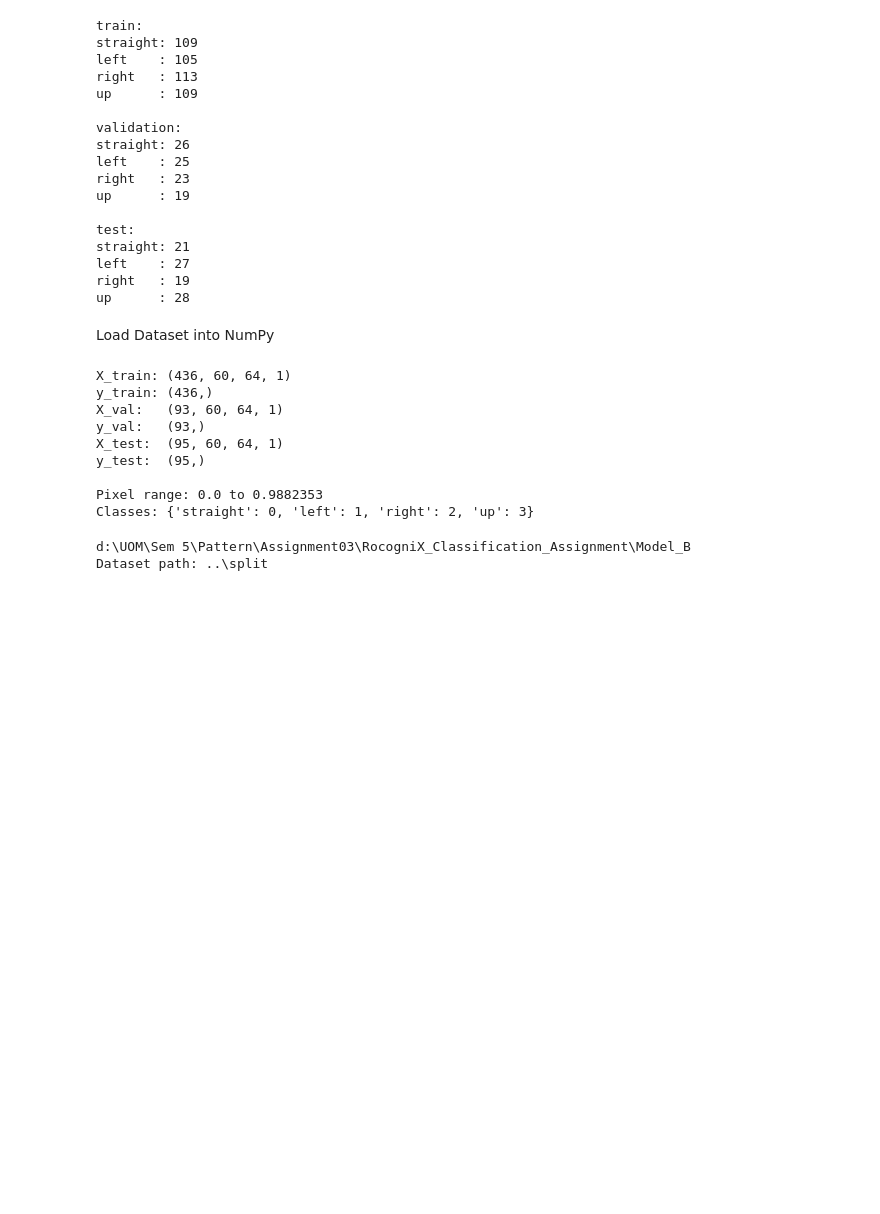
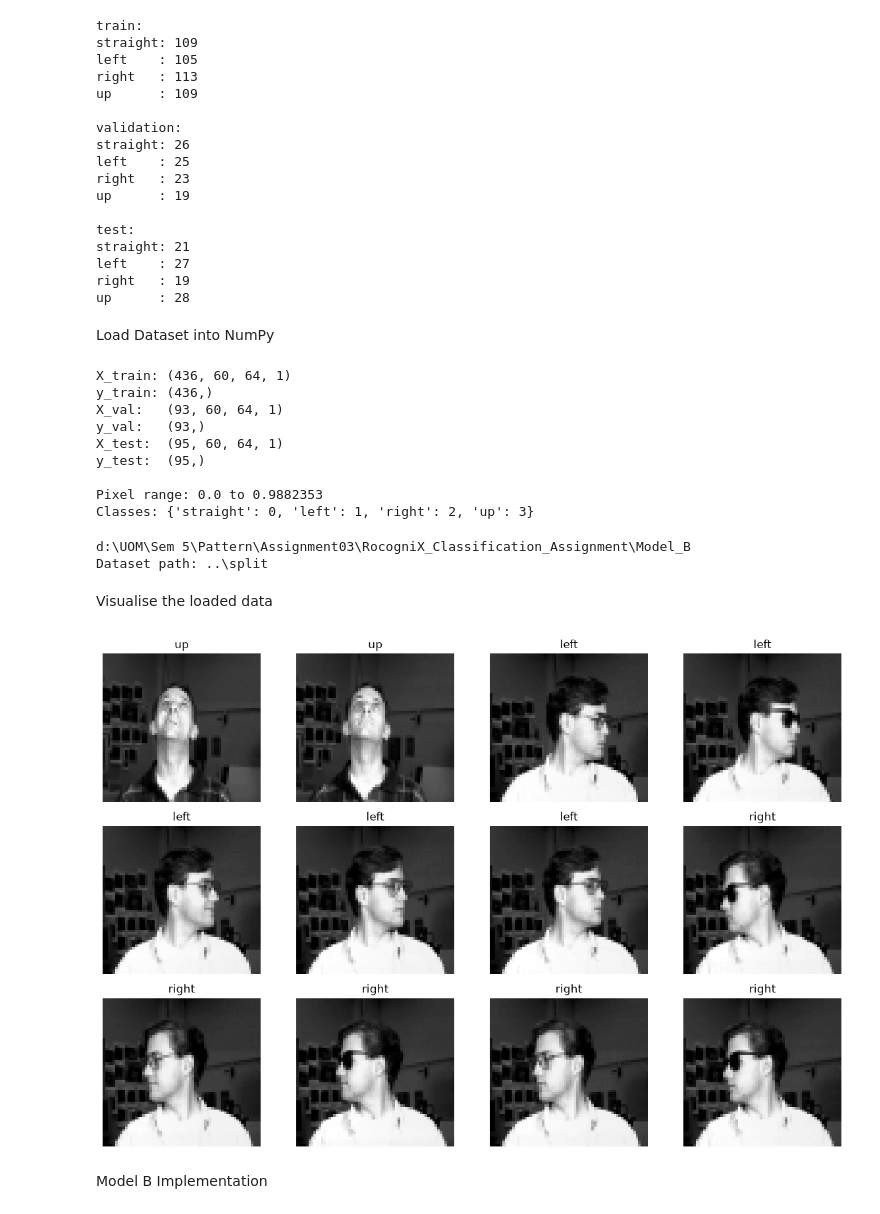
Before and after one commit to SandulRanmuthu/RocogniX_Classification_Assignment, a Jupyter notebook: Model_B/modelB.ipynb, the cells around one changed output. Saved outputs shown, nothing was run; the diff lists cells and outputs as text; code cells hidden in the pictures; blank space fills up the shorter version.

Commit message:
Model B basic Setup Done

```diff
--- a/Model_B/modelB.ipynb
+++ b/Model_B/modelB.ipynb
@@ -195,3 +195,27 @@ print("Dataset path:", DATASET_PATH)
 # %% [output]
 d:\UOM\Sem 5\Pattern\Assignment03\RocogniX_Classification_Assignment\Model_B
 Dataset path: ..\split
+# %% [markdown]
+Visualise the loaded data
+# %%
+import matplotlib.pyplot as plt
+
+# Number of images to display
+num_images = 12
+start_image_index = 60  # Starting index for displaying images
+
+plt.figure(figsize=(12, 8))
+
+for i in range(num_images):
+    plt.subplot(3, 4, i + 1)
+
+    plt.imshow(X_train[i+start_image_index].squeeze(), cmap="gray")
+    plt.title(CLASS_NAMES[y_train[i+start_image_index]])
+    plt.axis("off")
+
+plt.tight_layout()
+plt.show()
+# %% [output]
+[figure, added]
+# %% [markdown]
+Model B Implementation
```
Also changed, not shown: parts of 13 cells of this notebook.
